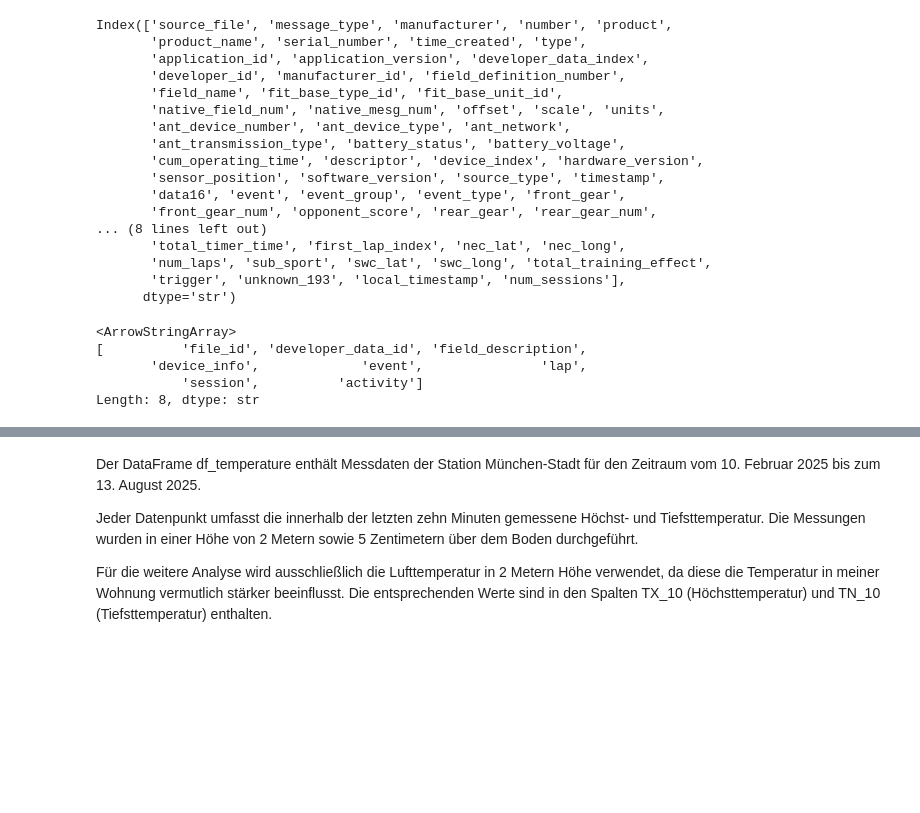
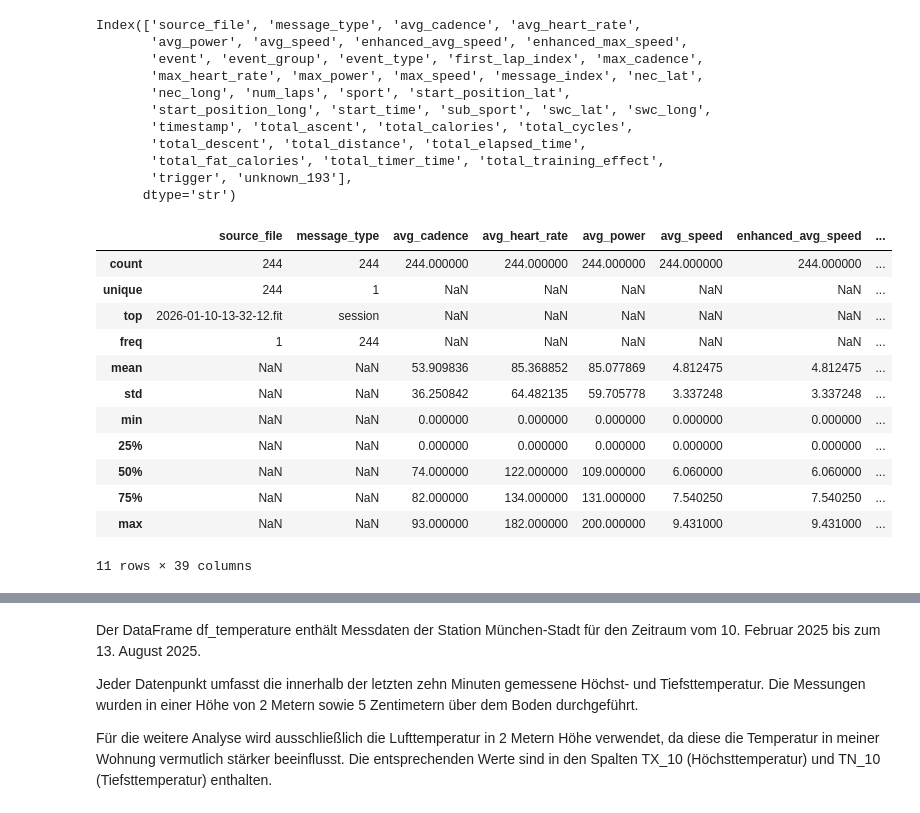
Before and after one commit to MoeHome/data_analysis_project, a Jupyter notebook: clean_and_join_data.ipynb, the cells around one changed output, grey strips where cells are left out. Drawn from its saved outputs; the diff is of its cells as text; code cells hidden in the pictures; blank space fills up the shorter version.

```diff
--- a/clean_and_join_data.ipynb
+++ b/clean_and_join_data.ipynb
@@ -9,28 +9,31 @@ df_rides = pd.read_csv("Dataframes/ride_records.csv", encoding="utf-8")
 # %%
-df_rides.columns
+df_session.columns
 # %% [output]
-Index(['source_file', 'message_type', 'manufacturer', 'number', 'product',
-       'product_name', 'serial_number', 'time_created', 'type',
-       'application_id', 'application_version', 'developer_data_index',
-       'developer_id', 'manufacturer_id', 'field_definition_number',
-       'field_name', 'fit_base_type_id', 'fit_base_unit_id',
-       'native_field_num', 'native_mesg_num', 'offset', 'scale', 'units',
-       'ant_device_number', 'ant_device_type', 'ant_network',
-       'ant_transmission_type', 'battery_status', 'battery_voltage',
-       'cum_operating_time', 'descriptor', 'device_index', 'hardware_version',
-       'sensor_position', 'software_version', 'source_type', 'timestamp',
-       'data16', 'event', 'event_group', 'event_type', 'front_gear',
-       'front_gear_num', 'opponent_score', 'rear_gear', 'rear_gear_num',
-... (8 lines left out)
-       'total_timer_time', 'first_lap_index', 'nec_lat', 'nec_long',
-       'num_laps', 'sub_sport', 'swc_lat', 'swc_long', 'total_training_effect',
-       'trigger', 'unknown_193', 'local_timestamp', 'num_sessions'],
+Index(['source_file', 'message_type', 'avg_cadence', 'avg_heart_rate',
+       'avg_power', 'avg_speed', 'enhanced_avg_speed', 'enhanced_max_speed',
+       'event', 'event_group', 'event_type', 'first_lap_index', 'max_cadence',
+       'max_heart_rate', 'max_power', 'max_speed', 'message_index', 'nec_lat',
+       'nec_long', 'num_laps', 'sport', 'start_position_lat',
+       'start_position_long', 'start_time', 'sub_sport', 'swc_lat', 'swc_long',
+       'timestamp', 'total_ascent', 'total_calories', 'total_cycles',
+       'total_descent', 'total_distance', 'total_elapsed_time',
+       'total_fat_calories', 'total_timer_time', 'total_training_effect',
+       'trigger', 'unknown_193'],
       dtype='str')
-# %%
-df_rides.message_type.unique()
-# %% [output]
-<ArrowStringArray>
-[          'file_id', 'developer_data_id', 'field_description',
-       'device_info',             'event',               'lap',
-           'session',          'activity']
-Length: 8, dtype: str
+# %%
+df_session.dropna(axis=1, how='all', inplace = True)
+df_session.describe(include = 'all')
+# %% [output]
+|  | source_file | message_type | avg_cadence | avg_heart_rate | avg_power | avg_speed | enhanced_avg_speed | ... |
+| count | 244 | 244 | 244.000000 | 244.000000 | 244.000000 | 244.000000 | 244.000000 | ... |
+| unique | 244 | 1 | NaN | NaN | NaN | NaN | NaN | ... |
+| top | 2026-01-10-13-32-12.fit | session | NaN | NaN | NaN | NaN | NaN | ... |
+| freq | 1 | 244 | NaN | NaN | NaN | NaN | NaN | ... |
+| mean | NaN | NaN | 53.909836 | 85.368852 | 85.077869 | 4.812475 | 4.812475 | ... |
+| std | NaN | NaN | 36.250842 | 64.482135 | 59.705778 | 3.337248 | 3.337248 | ... |
+| min | NaN | NaN | 0.000000 | 0.000000 | 0.000000 | 0.000000 | 0.000000 | ... |
+| 25% | NaN | NaN | 0.000000 | 0.000000 | 0.000000 | 0.000000 | 0.000000 | ... |
+| 50% | NaN | NaN | 74.000000 | 122.000000 | 109.000000 | 6.060000 | 6.060000 | ... |
+| 75% | NaN | NaN | 82.000000 | 134.000000 | 131.000000 | 7.540250 | 7.540250 | ... |
+| max | NaN | NaN | 93.000000 | 182.000000 | 200.000000 | 9.431000 | 9.431000 | ... |
+11 rows × 39 columns
```
Also changed, not shown: parts of 15 cells of this notebook, 1 other file.
